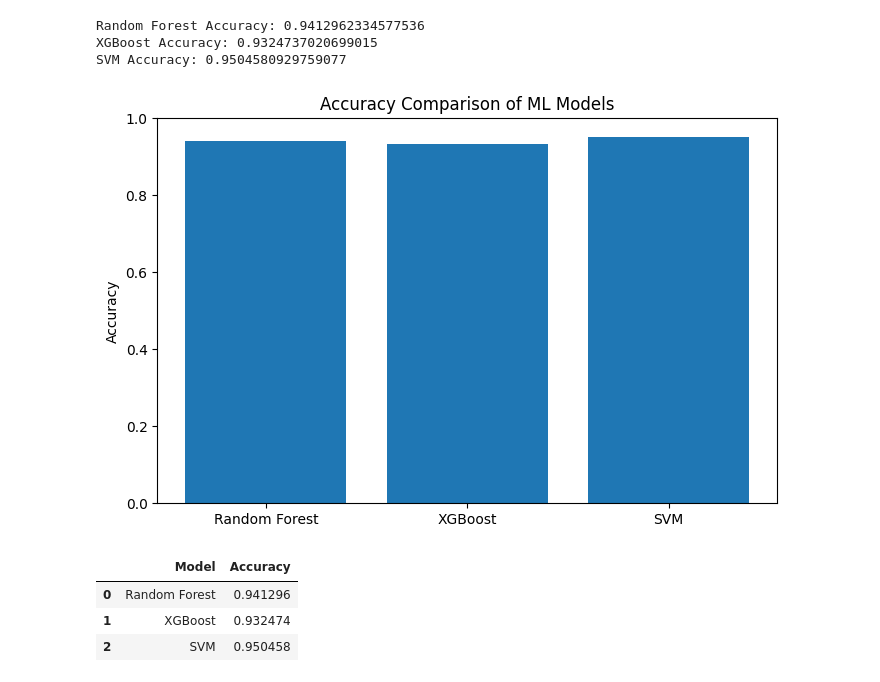
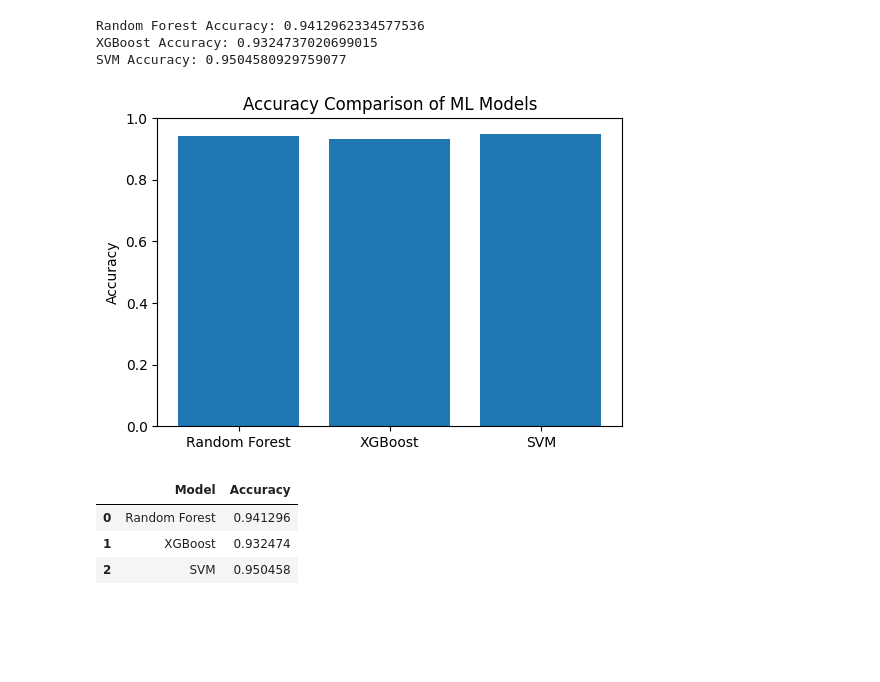
Before and after one commit to Asta1729/CNN-and-BiLSTM-Models-for-Human-Activity-Recognition, a Jupyter notebook: notebooks/ml_analysis.ipynb, the cells around one changed output. Cells and saved outputs as stored; diff of their text form; code cells hidden in the pictures; blank space fills up the shorter version.

```diff
--- a/notebooks/ml_analysis.ipynb
+++ b/notebooks/ml_analysis.ipynb
@@ -24,17 +24,17 @@ SVM Accuracy: 0.9504580929759077
 # %%
 import matplotlib.pyplot as plt
 
 models = ['Random Forest', 'XGBoost', 'SVM']
 accuracies = [rf_acc, xgb_acc, svm_acc]
 
-plt.figure(figsize=(8,5))
+plt.figure(figsize=(6,4))
 plt.bar(models, accuracies)
 plt.title("Accuracy Comparison of ML Models")
 plt.ylabel("Accuracy")
 plt.ylim(0, 1)
 plt.show()
 # %% [output]
-[figure, old version]
+[figure, new version]
 # %%
 import pandas as pd
 
```
Also changed, not shown: parts of 2 cells of this notebook, 2 other files.
